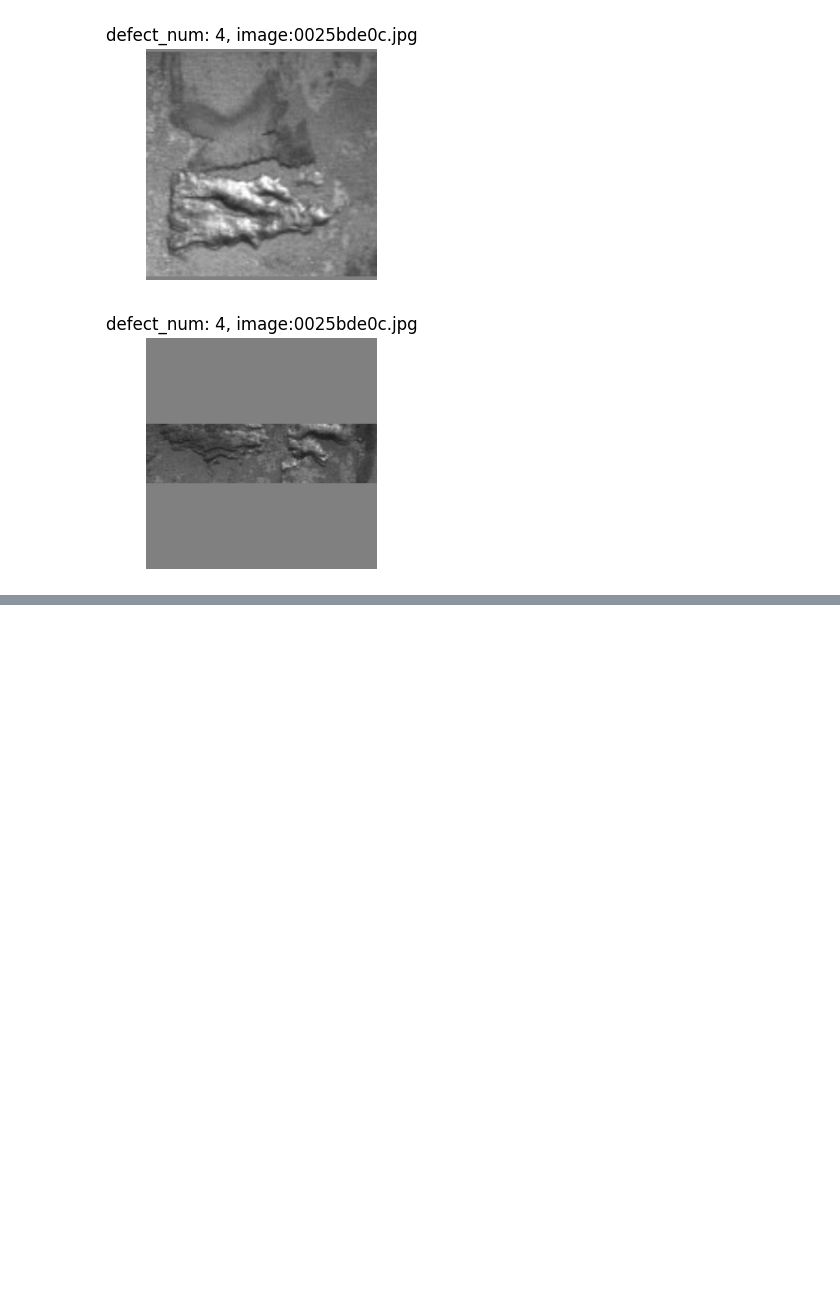
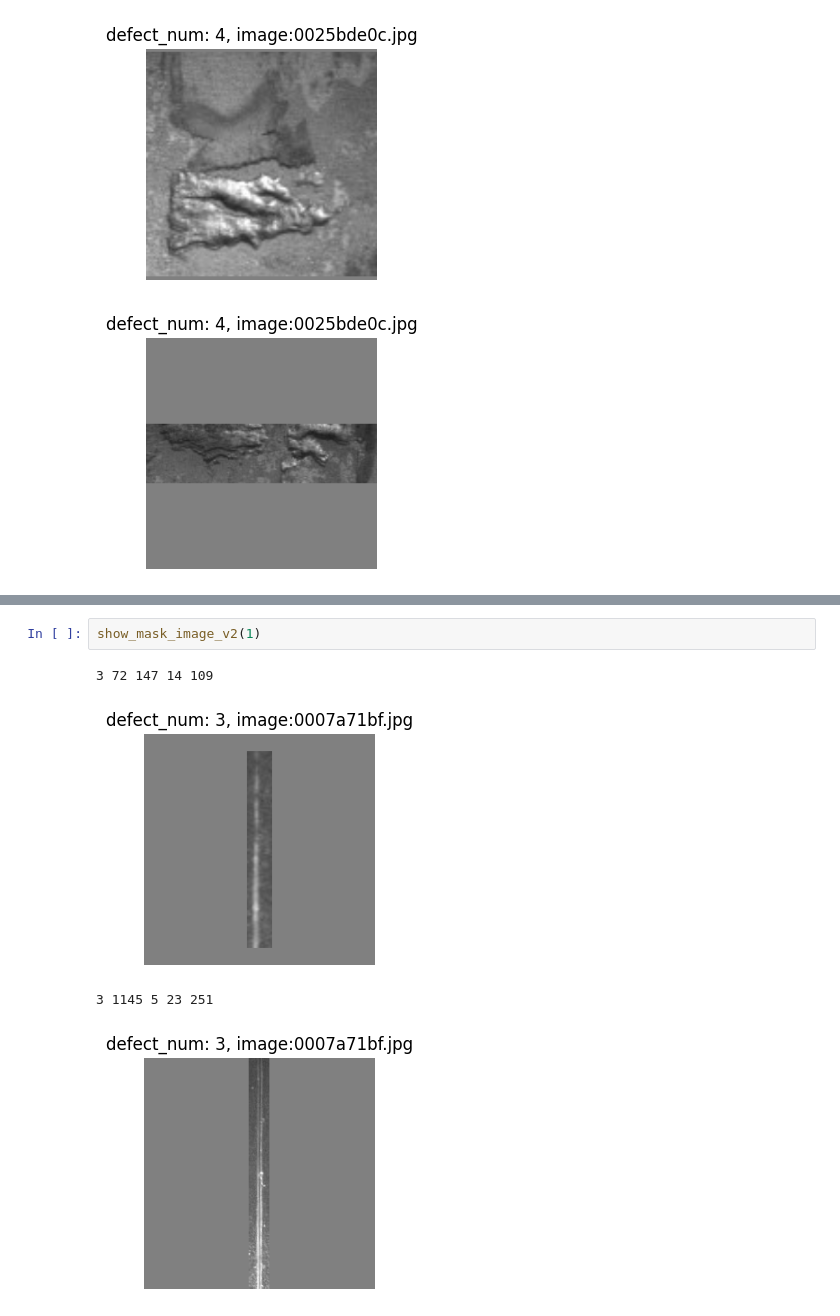
Before and after one commit to June222/capstone-2023-1-02, a Jupyter notebook: AI/Data-preprocessing/data_preprocessing_V3.ipynb, the cells around one changed output, grey strips where cells are left out. Cells and saved outputs as stored; diff of their text form; blank space fills up the shorter version.

```diff
--- a/AI/Data-preprocessing/data_preprocessing_V3.ipynb
+++ b/AI/Data-preprocessing/data_preprocessing_V3.ipynb
@@ -196,0 +284,7 @@ show_mask_image_v1(5)
+# %%
+show_mask_image_v2(1)
+# %% [output]
+3 72 147 14 109
+[figure, added]
+3 1145 5 23 251
+[figure, added]
```
Also changed, not shown: parts of 5 cells of this notebook.
